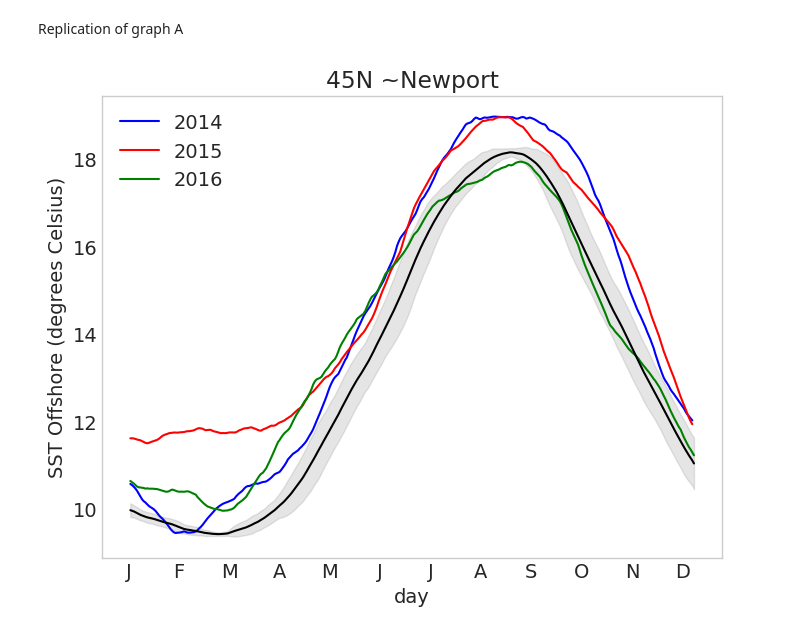
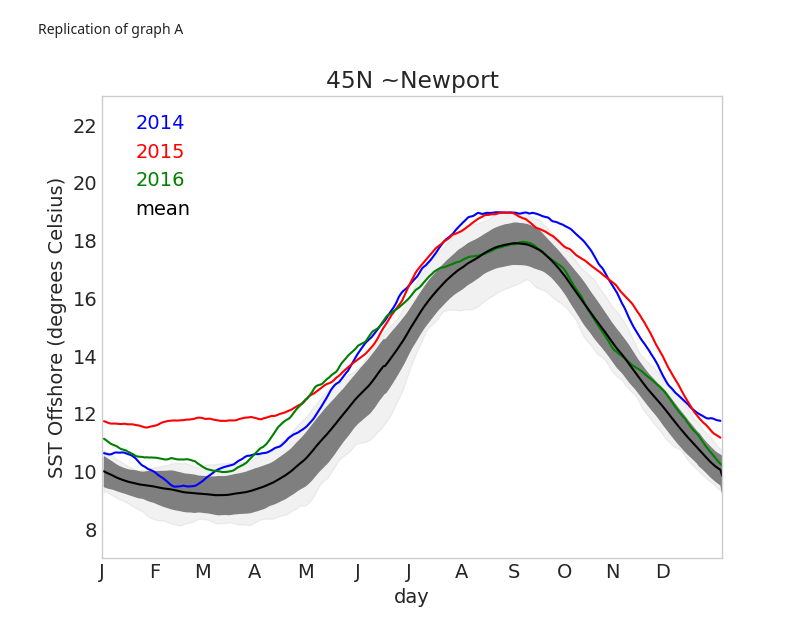
Before and after one commit to UCB-stat-159-s23/hw03-Group16, a Jupyter notebook: climate-Q06.ipynb, the cells around one changed output. Saved outputs shown, nothing was run; the diff lists cells and outputs as text; code cells hidden in the pictures.

Commit message:
fixed q6 added plot outputs for 1-4, 6

```diff
--- a/climate-Q06.ipynb
+++ b/climate-Q06.ipynb
@@ -64,32 +64,46 @@ Replication of graph A
 # %%
 q6 = ds
 q6.coords['day'] = q6.time.dt.dayofyear
 q6 = q6.assign({'cel_sst': ds.analysed_sst - 273.15})
 
 lat, lon = 45, -127.3163
 
 q6 = q6.sel(lat=lat, lon=lon, method='nearest')
 
-q6.sel(time = "2014").cel_sst.rolling(time=30, center=True).mean().plot(x='day', color='blue');
+q6.cel_sst.rolling(time=30, center=True).mean().sel(time="2014").plot(x='day', color='blue', label='2014');
 
-q6.sel(time = "2015").cel_sst.rolling(time=30, center=True).mean().plot(x='day', color='red');
+q6.cel_sst.rolling(time=30, center=True).mean().sel(time="2015").plot(x='day', color='red', label='2015');
 
-q6.sel(time = "2016").cel_sst.rolling(time=30, center=True).mean().plot(x='day', color ='green');
+q6.cel_sst.rolling(time=30, center=True).mean().sel(time="2016").plot(x='day', color ='green', label='2016');
 
-day_mean = q6.groupby(q6.day).mean()
-day_mean.cel_sst.rolling(day=30, center=True).mean().plot(x='day', color ='black')
+# day_mean = q6.groupby(q6.day).mean()
+# day_mean.cel_sst.rolling(day=30, center=True).mean().plot(x='day', color ='black')
+
+q6_all_years = q6.sel(time=slice("2002", "2013")).cel_sst.rolling(time=30, center=True).mean()
+q6_means = q6_all_years.groupby('day').mean()
+q6_days = q6_all_years.groupby('day').mean()
+q6_std = q6_all_years.groupby('day').std()
+q6_min = q6_all_years.groupby('day').min()
+q6_max = q6_all_years.groupby('day').max()
+
+q6_means.plot(x='day', color='black', label='mean');
 
 
-q6_mean = day_mean.cel_sst.rolling(day=30, center=True).mean()
-q6_sd = day_mean.cel_sst.rolling(day=30, center=True).std()
+q6_days['cel_sst_plus_1sd'] = q6_means + q6_std
+q6_days['cel_sst_minus_1sd'] = q6_means - q6_std
 
-q6_days = day_mean.assign({'cel_sst_plus_1sd': q6_mean + q6_sd, 'cel_sst_minus_1sd': q6_mean - q6_sd})
-plt.fill_between(q6_days.day, q6_days.cel_sst_minus_1sd, q6_days.cel_sst_plus_1sd, alpha=0.2, color='tab:gray');
+plt.fill_between(q6_days.day, q6_min, q6_max, alpha=0.1, color='tab:gray');
+plt.fill_between(q6_days.day, q6_days.cel_sst_minus_1sd, q6_days.cel_sst_plus_1sd, color='tab:gray');
 
 plt.title('45N ~Newport')
-plt.legend({'2014': 'blue', '2015': 'red', '2016': 'green'})
+plt.legend(loc='upper left', handlelength=0, labelcolor='linecolor')
 plt.ylabel('SST Offshore (degrees Celsius)')
-plt.xticks(np.arange(15, 346, 30), ['J', 'F', 'M', 'A', 'M', 'J', 'J', 'A', 'S', 'O', 'N', 'D'])
+plt.xticks([0, 31, 59, 90, 120, 151, 181, 212, 243, 273, 301, 331],
+           ['J', 'F', 'M', 'A', 'M', 'J', 'J', 'A', 'S', 'O', 'N', 'D'])
 plt.grid(b=None);
+plt.ylim(7, 23);
+plt.xlim(0, 366);
+
+plt.savefig('outputs/climate-q06.png')
 # %% [output]
-[figure, old version]
+[figure, new version]
```
Also changed, not shown: 8 other files.
